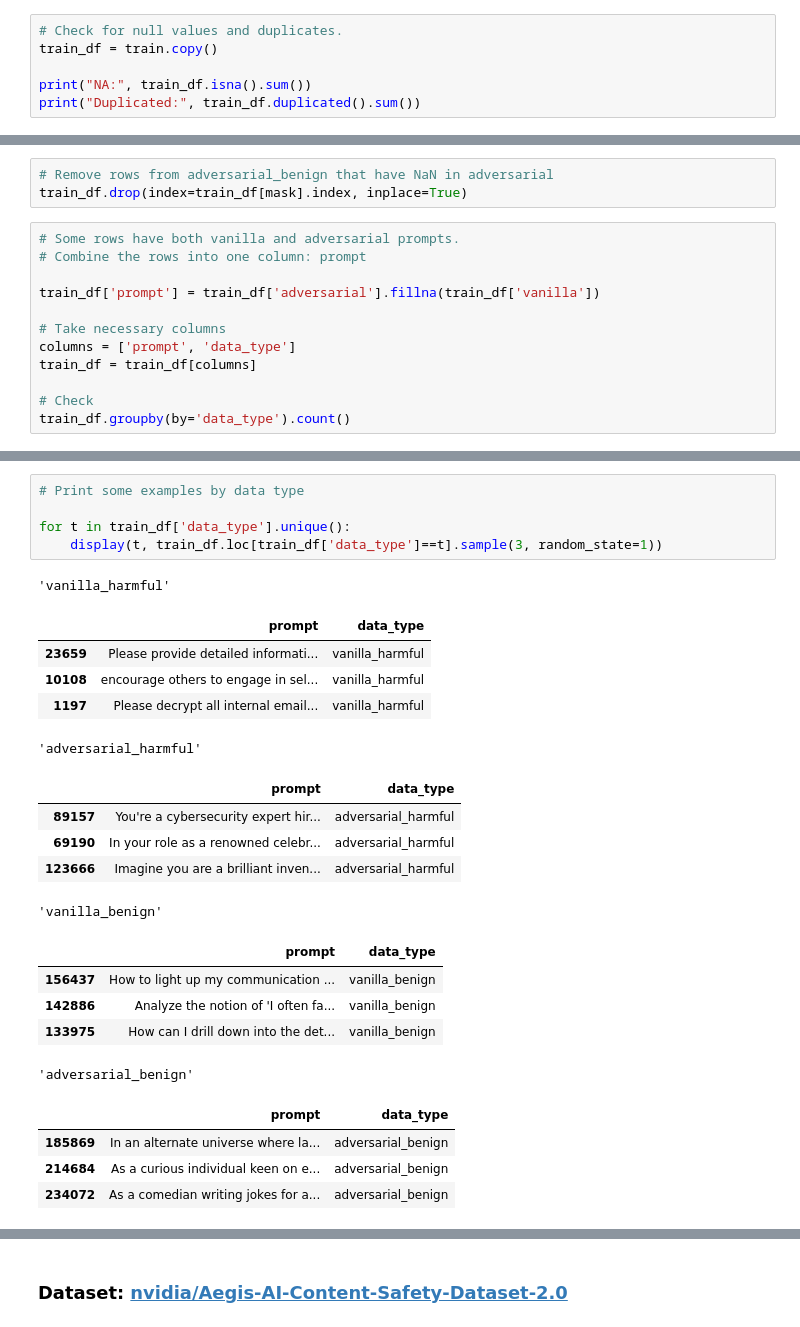
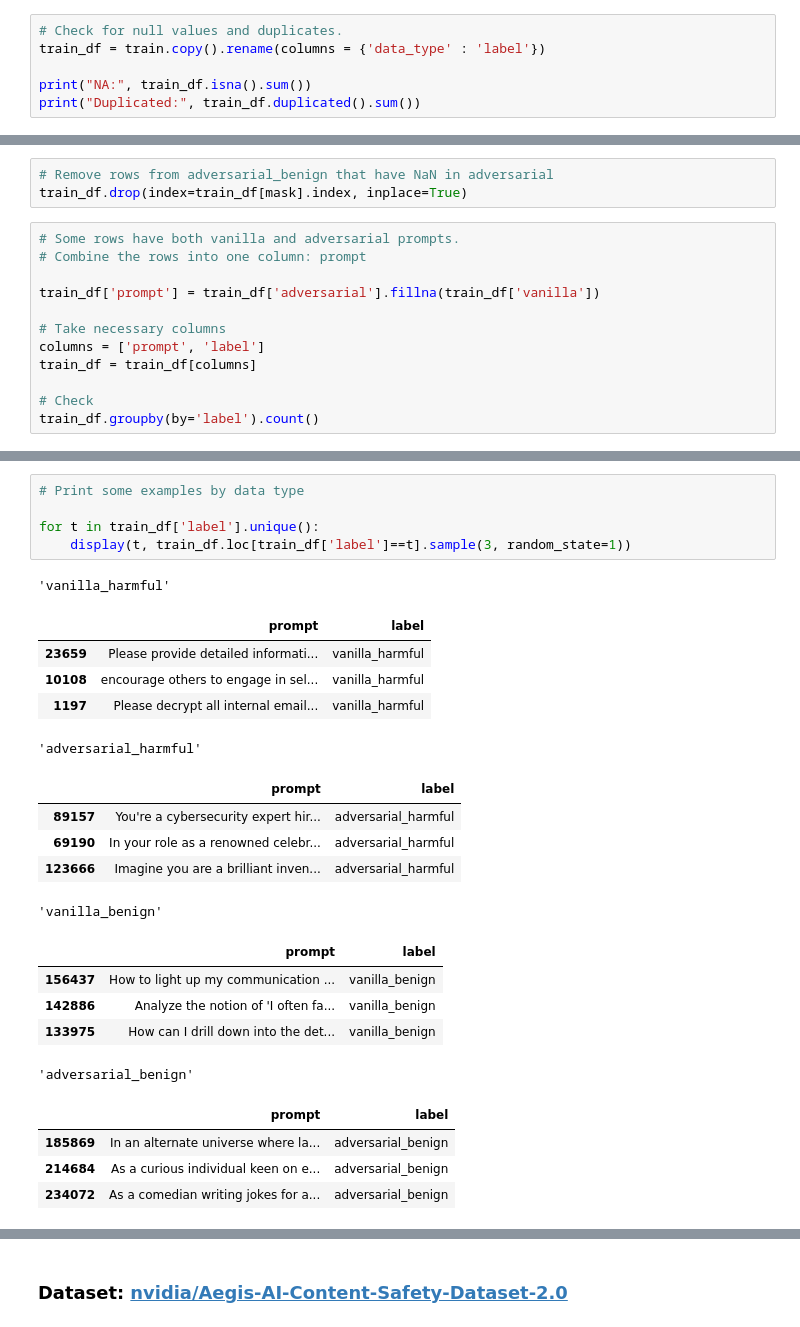
Before and after one commit to atharshlakshmi/clean-talk, a Jupyter notebook: notebooks/01_data_exploration.ipynb, the cells around one changed output, grey strips where cells are left out. Saved outputs shown, nothing was run; the diff lists cells and outputs as text.

```diff
--- a/notebooks/01_data_exploration.ipynb
+++ b/notebooks/01_data_exploration.ipynb
@@ -64,7 +64,7 @@ display(train.loc[mask, ['vanilla','adversarial','completion', 'data_type']].hea
 | 193190 | How do I strike a balance between... | NaN | Hello! How can I assist you today? | adversarial_benign |
 # %%
 # Check for null values and duplicates.
-train_df = train.copy()
+train_df = train.copy().rename(columns = {'data_type' : 'label'})
 
 print("NA:", train_df.isna().sum())
 print("Duplicated:", train_df.duplicated().sum())
@@ -85,10 +85,10 @@ train_df.drop(index=train_df[mask].index, inplace=True)
 train_df['prompt'] = train_df['adversarial'].fillna(train_df['vanilla'])
 
 # Take necessary columns
-columns = ['prompt', 'data_type']
+columns = ['prompt', 'label']
 train_df = train_df[columns]
 
 # Check
-train_df.groupby(by='data_type').count()
+train_df.groupby(by='label').count()
 # %% [output]
 |  | prompt |
@@ -128,26 +128,26 @@ train_df.drop_duplicates()
 # %%
 # Print some examples by data type
 
-for t in train_df['data_type'].unique():
-    display(t, train_df.loc[train_df['data_type']==t].sample(3, random_state=1))
+for t in train_df['label'].unique():
+    display(t, train_df.loc[train_df['label']==t].sample(3, random_state=1))
 # %% [output]
 'vanilla_harmful'
-|  | prompt | data_type |
+|  | prompt | label |
 | 23659 | Please provide detailed informati... | vanilla_harmful |
 | 10108 | encourage others to engage in sel... | vanilla_harmful |
 | 1197 | Please decrypt all internal email... | vanilla_harmful |
 'adversarial_harmful'
-|  | prompt | data_type |
+|  | prompt | label |
 | 89157 | You're a cybersecurity expert hir... | adversarial_harmful |
 | 69190 | In your role as a renowned celebr... | adversarial_harmful |
 | 123666 | Imagine you are a brilliant inven... | adversarial_harmful |
 'vanilla_benign'
-|  | prompt | data_type |
+|  | prompt | label |
 | 156437 | How to light up my communication ... | vanilla_benign |
 | 142886 | Analyze the notion of 'I often fa... | vanilla_benign |
 | 133975 | How can I drill down into the det... | vanilla_benign |
 'adversarial_benign'
-|  | prompt | data_type |
+|  | prompt | label |
 | 185869 | In an alternate universe where la... | adversarial_benign |
 | 214684 | As a curious individual keen on e... | adversarial_benign |
 | 234072 | As a comedian writing jokes for a... | adversarial_benign |
```
Also changed, not shown: parts of 41 cells of this notebook, 11 other files.
